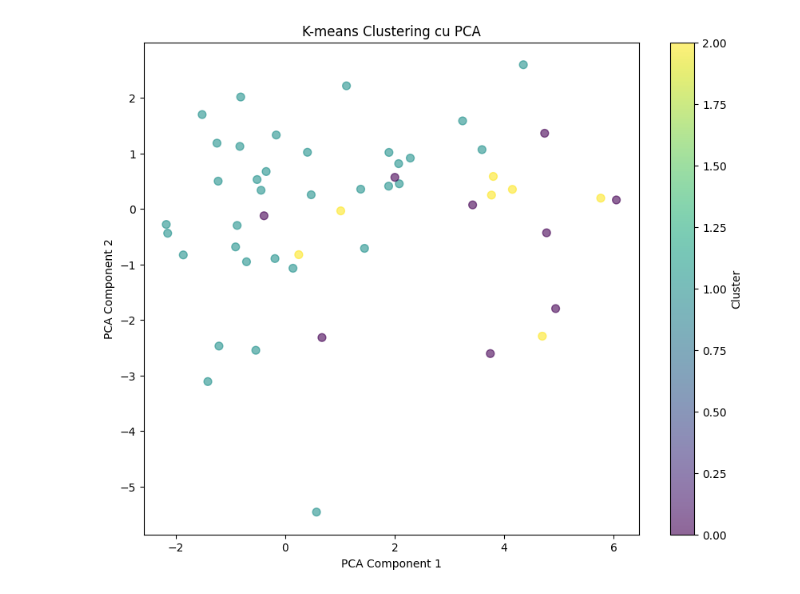
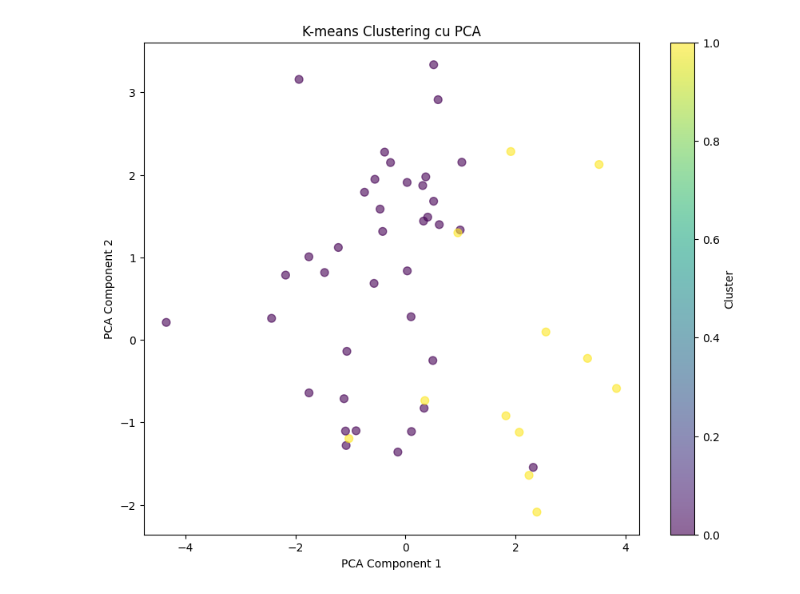
Before and after one commit to denisangel2k2/machine-learning-sp, a Jupyter notebook: Unsupervised/main.ipynb, the cells around one changed output. Cells and saved outputs as stored; diff of their text form; code cells hidden in the pictures.

Commit message:
data analysis update

```diff
--- a/Unsupervised/main.ipynb
+++ b/Unsupervised/main.ipynb
@@ -6,26 +6,26 @@ from sklearn.decomposition import PCA
 from sklearn.preprocessing import StandardScaler
 import matplotlib.pyplot as plt
 # %%
-data = pd.read_csv('../data/diabetes_012_health_indicators_BRFSS2015.csv')
+data = pd.read_csv('../data/Healthcare-Diabetes.csv')
 # %%
-x = np.array([el[1:] for el in data.values])
-kmeans = KMeans(n_clusters=3, random_state=42)
+x = np.array([el[1:-1] for el in data.values])
+kmeans = KMeans(n_clusters=2, random_state=42)
 clusters=kmeans.fit_predict(x)
 
 scaler=StandardScaler()
 x=scaler.fit_transform(x)
 
 pca = PCA(n_components=2)
 x_pca = pca.fit_transform(x)
 
 
 
 plt.figure(figsize=(10, 8))
 plt.scatter(x_pca[:50, 0], x_pca[:50, 1], c=clusters[:50], cmap='viridis', s=50, alpha=0.6)
 plt.colorbar(label="Cluster")
 plt.xlabel("PCA Component 1")
 plt.ylabel("PCA Component 2")
 plt.title("K-means Clustering cu PCA")
 plt.show()
 # %% [output]
-[figure, old version]
+[figure, new version]
```
Also changed, not shown: parts of 3 cells of this notebook.
